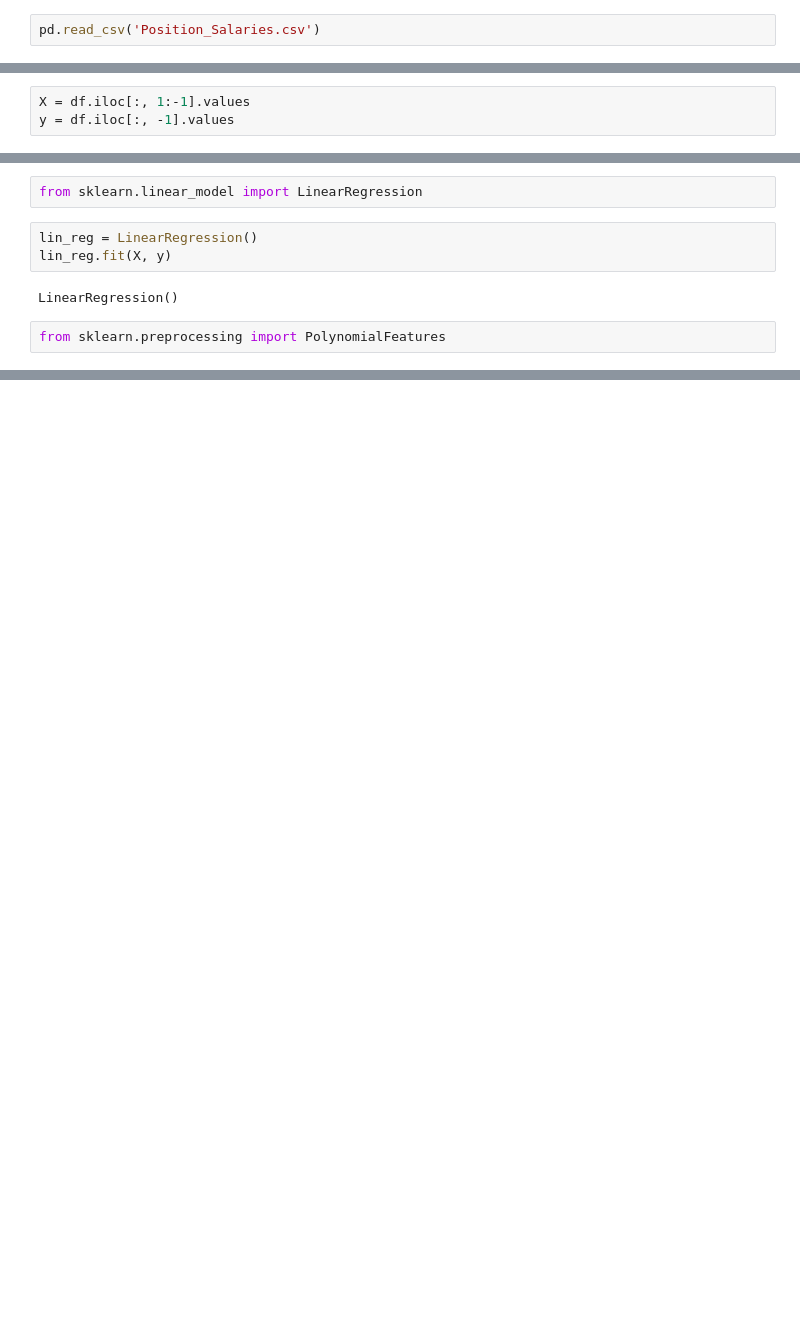
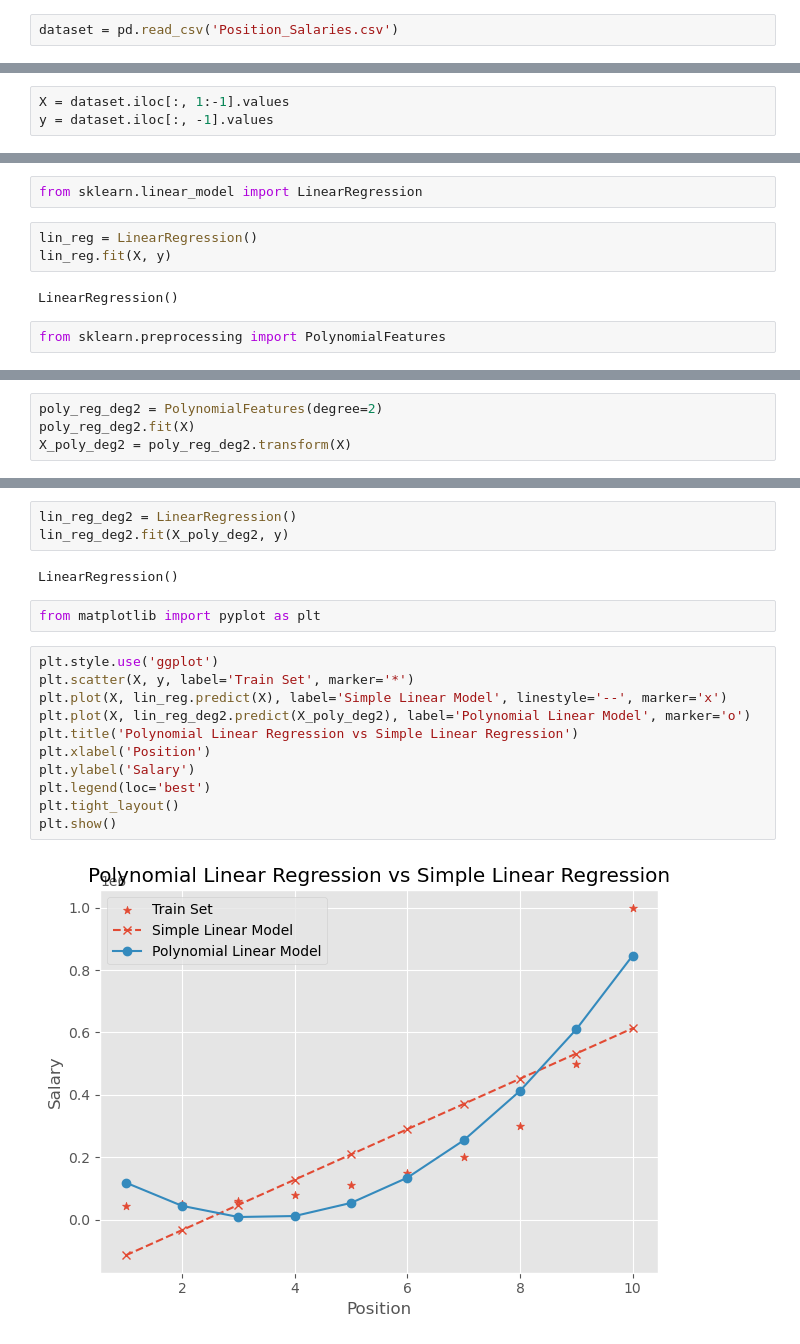
Before and after one commit to sarblohw/Machine_Learning_Models, a Jupyter notebook: Machine_Learning_Models-main/Polynomial Regression/Poly_lin_reg.ipynb, the cells around one changed output, grey strips where cells are left out. Saved outputs shown, nothing was run; the diff lists cells and outputs as text; blank space fills up the shorter version.

```diff
--- a/Machine_Learning_Models-main/Polynomial Regression/Poly_lin_reg.ipynb
+++ b/Machine_Learning_Models-main/Polynomial Regression/Poly_lin_reg.ipynb
@@ -10,4 +10,4 @@
 # %%
 import pandas as pd
 # %%
-pd.read_csv('Position_Salaries.csv')
+dataset = pd.read_csv('Position_Salaries.csv')
@@ -41,6 +28,6 @@ memory usage: 368.0+ bytes
 # %%
-X = df.iloc[:, 1:-1].values
-y = df.iloc[:, -1].values
+X = dataset.iloc[:, 1:-1].values
+y = dataset.iloc[:, -1].values
 # %%
 X
 # %% [output]
@@ -77,0 +62,4 @@ poly_reg
+# %%
+poly_reg_deg2 = PolynomialFeatures(degree=2)
+poly_reg_deg2.fit(X)
+X_poly_deg2 = poly_reg_deg2.transform(X)
@@ -77,0 +79,20 @@ poly_reg
+# %%
+lin_reg_deg2 = LinearRegression()
+lin_reg_deg2.fit(X_poly_deg2, y)
+# %% [output]
+LinearRegression()
+# %%
+from matplotlib import pyplot as plt
+# %%
+plt.style.use('ggplot')
+plt.scatter(X, y, label='Train Set', marker='*')
+plt.plot(X, lin_reg.predict(X), label='Simple Linear Model', linestyle='--', marker='x')
+plt.plot(X, lin_reg_deg2.predict(X_poly_deg2), label='Polynomial Linear Model', marker='o')
+plt.title('Polynomial Linear Regression vs Simple Linear Regression')
+plt.xlabel('Position')
+plt.ylabel('Salary')
+plt.legend(loc='best')
+plt.tight_layout()
+plt.show()
+# %% [output]
+[figure, added]
```
Also changed, not shown: parts of 11 cells of this notebook.
